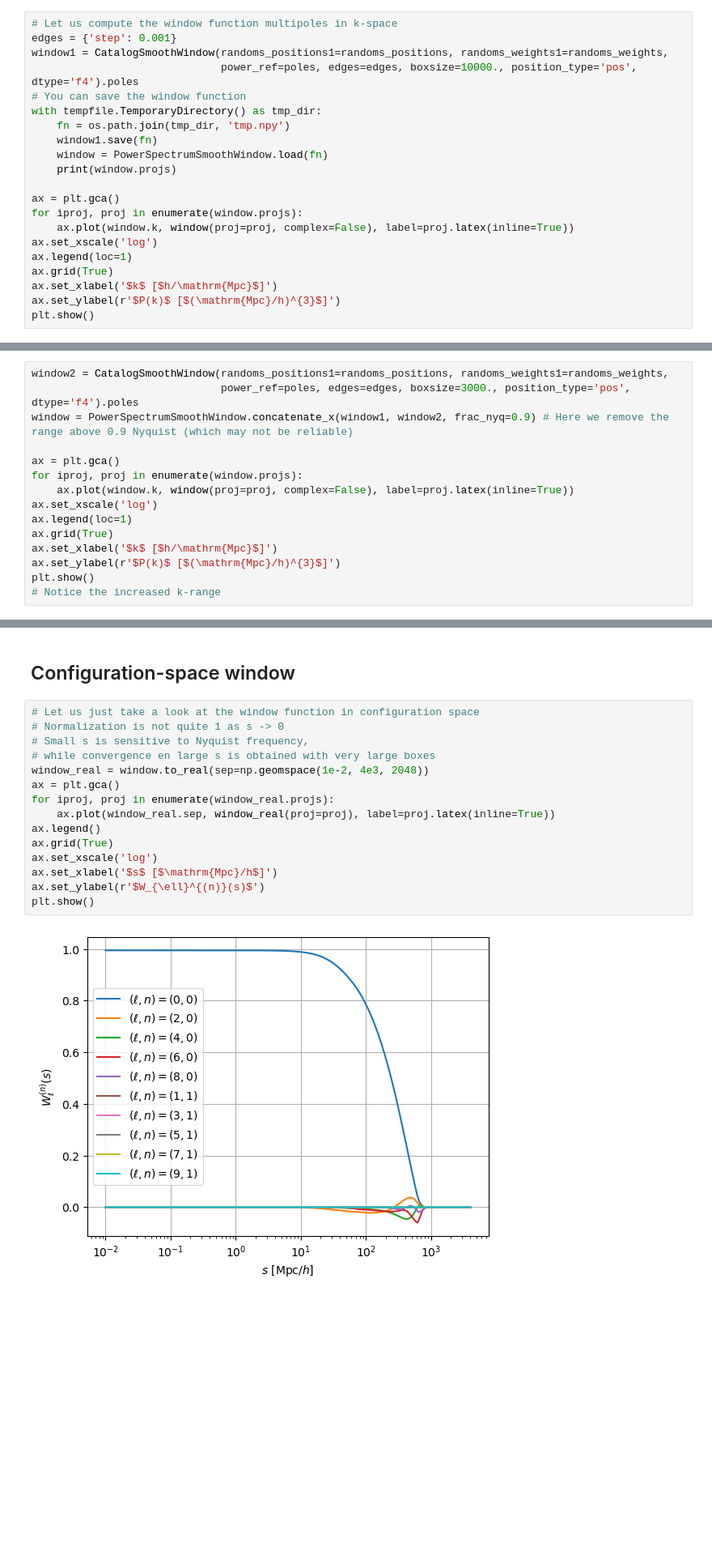
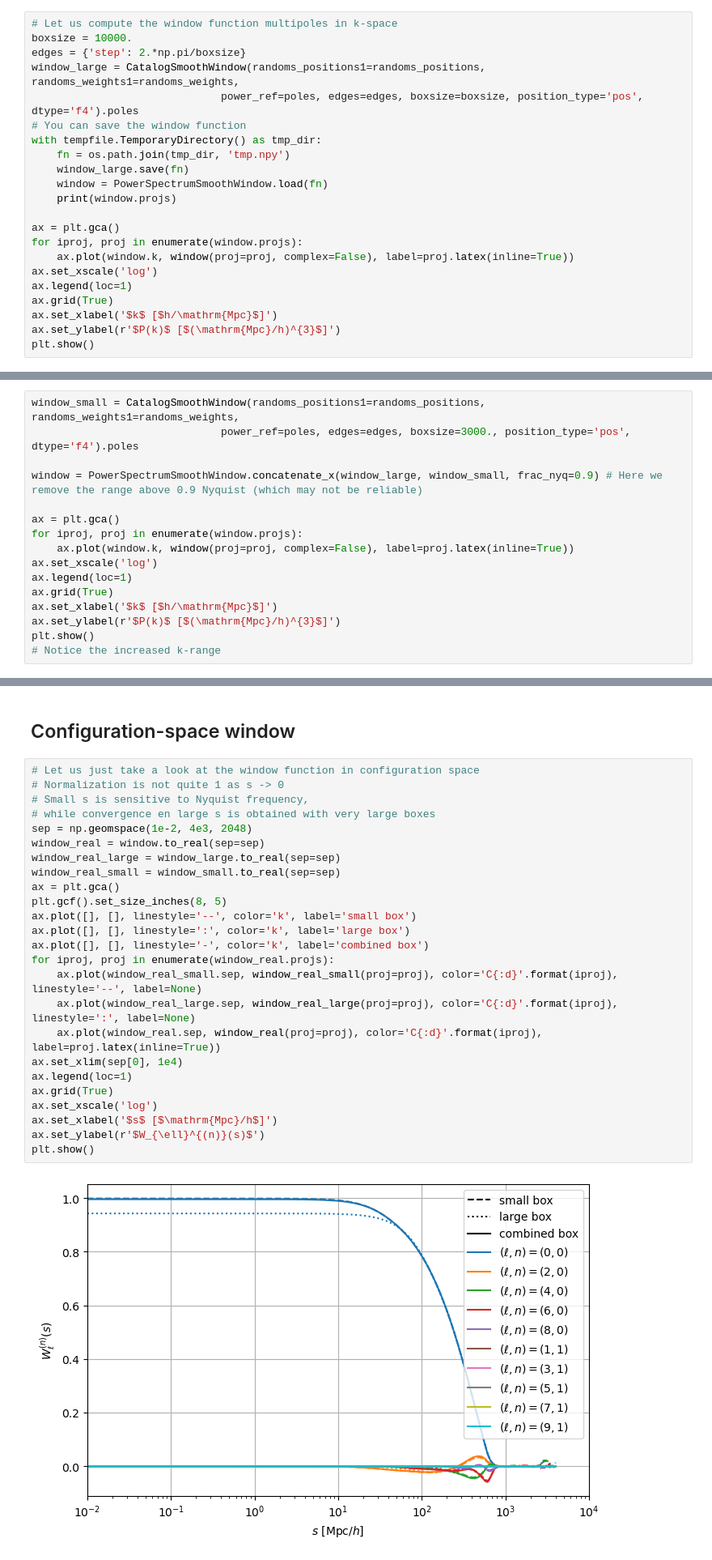
Before and after one commit to cosmodesi/pypower, a Jupyter notebook: nb/window_examples.ipynb, the cells around one changed output, grey strips where cells are left out. Shown at 81% size. Saved outputs shown, nothing was run; the diff lists cells and outputs as text; blank space fills up the shorter version.

```diff
--- a/nb/window_examples.ipynb
+++ b/nb/window_examples.ipynb
@@ -70,13 +70,14 @@ Normalization is 208.9278.
 # (Approximate) window function estimation
 # %%
 # Let us compute the window function multipoles in k-space
-edges = {'step': 0.001}
-window1 = CatalogSmoothWindow(randoms_positions1=randoms_positions, randoms_weights1=randoms_weights,
-                              power_ref=poles, edges=edges, boxsize=10000., position_type='pos', dtype='f4').poles
+boxsize = 10000.
+edges = {'step': 2.*np.pi/boxsize}
+window_large = CatalogSmoothWindow(randoms_positions1=randoms_positions, randoms_weights1=randoms_weights,
+                              power_ref=poles, edges=edges, boxsize=boxsize, position_type='pos', dtype='f4').poles
 # You can save the window function
 with tempfile.TemporaryDirectory() as tmp_dir:
     fn = os.path.join(tmp_dir, 'tmp.npy')
-    window1.save(fn)
+    window_large.save(fn)
     window = PowerSpectrumSmoothWindow.load(fn)
     print(window.projs)
 
@@ -118,9 +119,10 @@ WARNING: This is just an example to show how to "concatenate" window multipoles,
 
 It seems though that this is what is done by Florian's code, using box sizes [5000, 10000, 100000].
 # %%
-window2 = CatalogSmoothWindow(randoms_positions1=randoms_positions, randoms_weights1=randoms_weights,
+window_small = CatalogSmoothWindow(randoms_positions1=randoms_positions, randoms_weights1=randoms_weights,
                               power_ref=poles, edges=edges, boxsize=3000., position_type='pos', dtype='f4').poles
-window = PowerSpectrumSmoothWindow.concatenate_x(window1, window2, frac_nyq=0.9) # Here we remove the range above 0.9 Nyquist (which may not be reliable)
+
+window = PowerSpectrumSmoothWindow.concatenate_x(window_large, window_small, frac_nyq=0.9) # Here we remove the range above 0.9 Nyquist (which may not be reliable)
 
 ax = plt.gca()
 for iproj, proj in enumerate(window.projs):
@@ -156,20 +158,30 @@ plt.show()
 # %%
 # Let us just take a look at the window function in configuration space
 # Normalization is not quite 1 as s -> 0
 # Small s is sensitive to Nyquist frequency,
 # while convergence en large s is obtained with very large boxes
-window_real = window.to_real(sep=np.geomspace(1e-2, 4e3, 2048))
+sep = np.geomspace(1e-2, 4e3, 2048)
+window_real = window.to_real(sep=sep)
+window_real_large = window_large.to_real(sep=sep)
+window_real_small = window_small.to_real(sep=sep)
 ax = plt.gca()
+plt.gcf().set_size_inches(8, 5)
+ax.plot([], [], linestyle='--', color='k', label='small box')
+ax.plot([], [], linestyle=':', color='k', label='large box')
+ax.plot([], [], linestyle='-', color='k', label='combined box')
 for iproj, proj in enumerate(window_real.projs):
-    ax.plot(window_real.sep, window_real(proj=proj), label=proj.latex(inline=True))
-ax.legend()
+    ax.plot(window_real_small.sep, window_real_small(proj=proj), color='C{:d}'.format(iproj), linestyle='--', label=None)
+    ax.plot(window_real_large.sep, window_real_large(proj=proj), color='C{:d}'.format(iproj), linestyle=':', label=None)
+    ax.plot(window_real.sep, window_real(proj=proj), color='C{:d}'.format(iproj), label=proj.latex(inline=True))
+ax.set_xlim(sep[0], 1e4)
+ax.legend(loc=1)
 ax.grid(True)
 ax.set_xscale('log')
 ax.set_xlabel('$s$ [$\mathrm{Mpc}/h$]')
 ax.set_ylabel(r'$W_{\ell}^{(n)}(s)$')
 plt.show()
 # %% [output]
-[figure, old version]
+[figure, new version]
 # %%
 # Let us compute the wide-angle and window function matrix
 kout = np.linspace(0., 0.3, 120) # output k-bins
```
Also changed, not shown: parts of 9 cells of this notebook, 2 other files.
